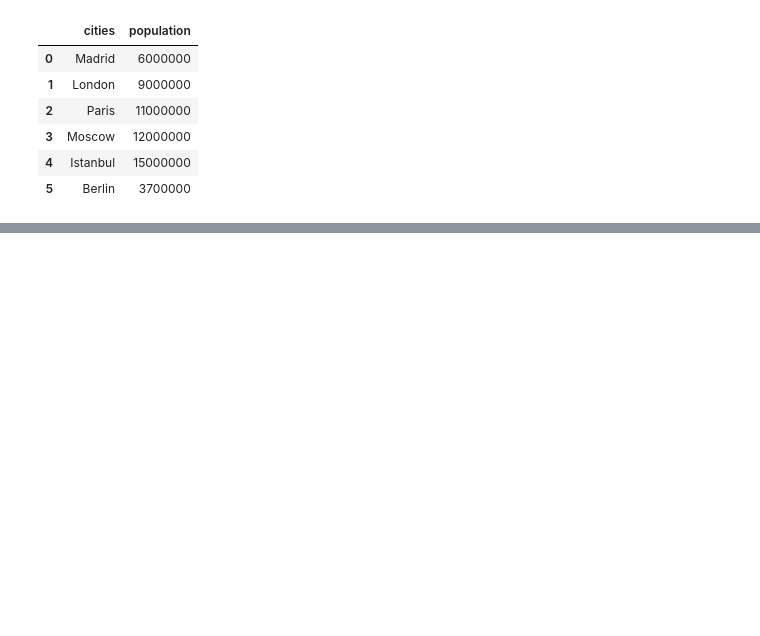
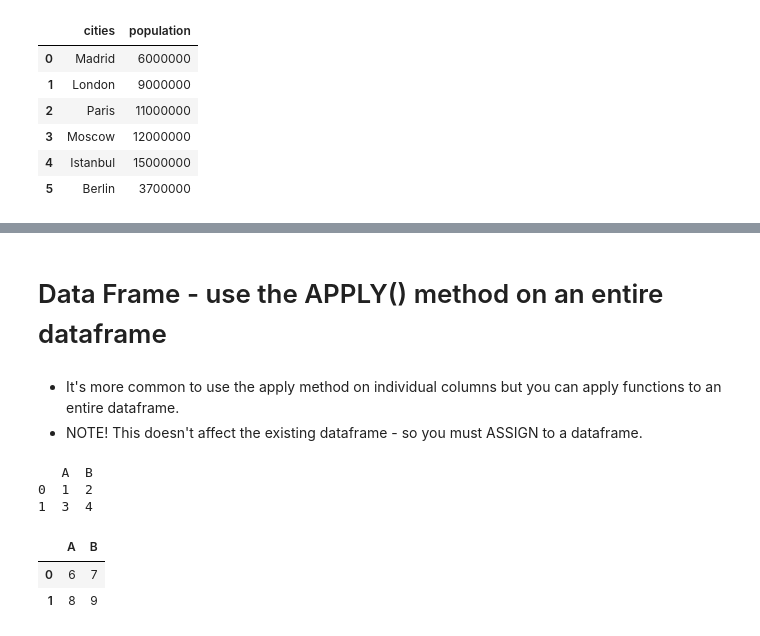
Before and after one commit to richardgourley/pandas-one-pagers, a Jupyter notebook: pandas-one-pager.ipynb, the cells around one changed output, grey strips where cells are left out. Saved outputs shown, nothing was run; the diff lists cells and outputs as text; code cells hidden in the pictures; blank space fills up the shorter version.

```diff
--- a/pandas-one-pager.ipynb
+++ b/pandas-one-pager.ipynb
@@ -375,0 +407,17 @@ df_sp
+# %% [markdown]
+# Data Frame - use the APPLY() method on an entire dataframe
+# %% [markdown]
+- It's more common to use the apply method on individual columns but you can apply functions to an entire dataframe.
+- NOTE! This doesn't affect the existing dataframe - so you must ASSIGN to a dataframe.
+# %%
+df_nums = pd.DataFrame([[1,2],[3,4]], columns=['A','B'])
+print(df_nums)
+df_nums = df_nums.apply(lambda x: x + 5)
+df_nums
+# %% [output]
+   A  B
+0  1  2
+1  3  4
+|  | A | B |
+| 0 | 6 | 7 |
+| 1 | 8 | 9 |
```
Also changed, not shown: parts of 55 cells of this notebook.
